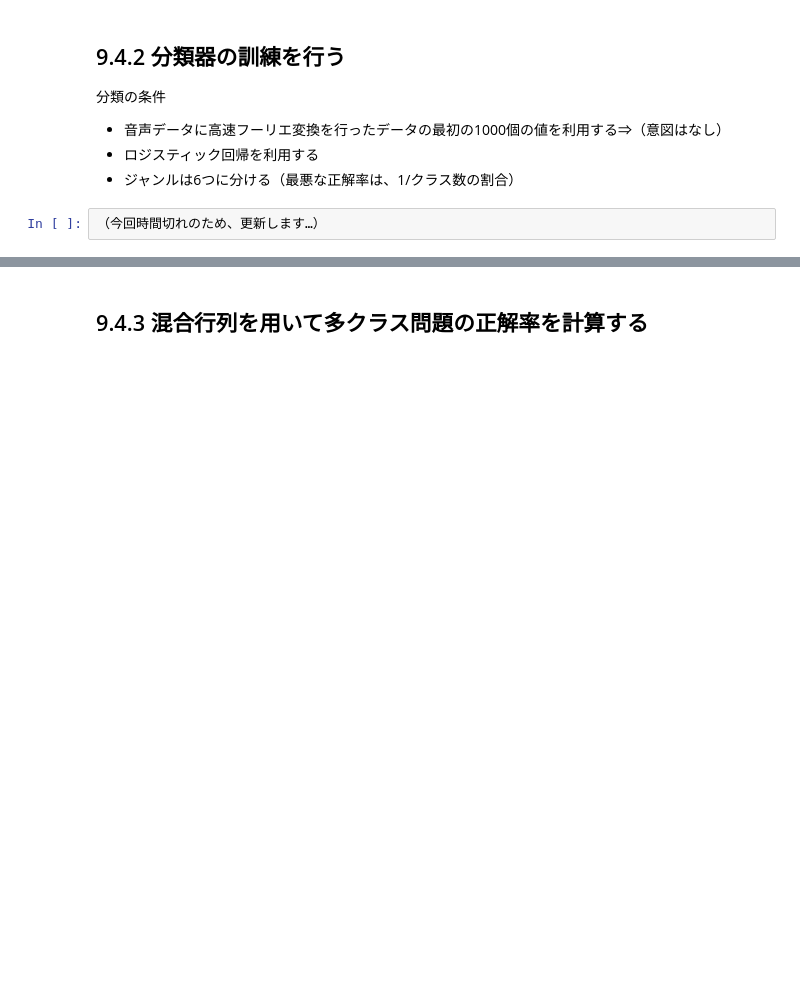
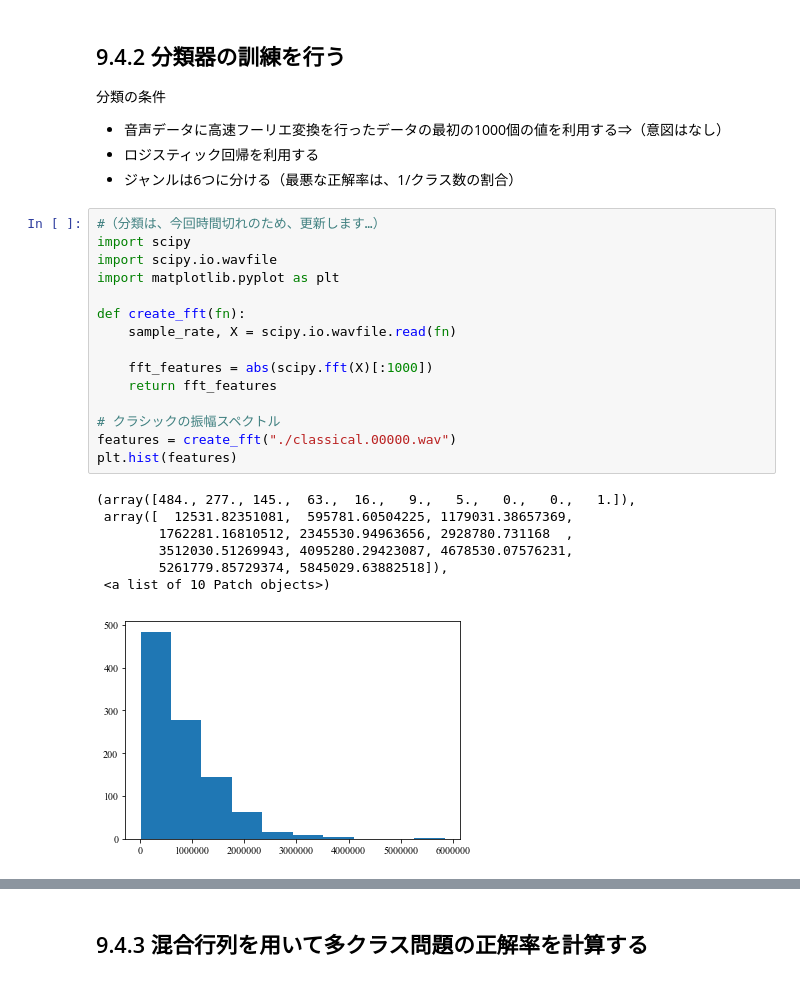
Before and after one commit to dandan611/BuildingMachineLearningSystemsWithPython, a Jupyter notebook: chapter_9/chapter_9.ipynb, the cells around one changed output, grey strips where cells are left out. Drawn from its saved outputs; the diff is of its cells as text; blank space fills up the shorter version.

```diff
--- a/chapter_9/chapter_9.ipynb
+++ b/chapter_9/chapter_9.ipynb
@@ -117,5 +117,26 @@ plt.show()
 * 音声データに高速フーリエ変換を行ったデータの最初の1000個の値を利用する⇒（意図はなし）
 * ロジスティック回帰を利用する
 * ジャンルは6つに分ける（最悪な正解率は、1/クラス数の割合）
-# %%
-（今回時間切れのため、更新します…）
+# %%
+#（分類は、今回時間切れのため、更新します…）
+import scipy
+import scipy.io.wavfile
+import matplotlib.pyplot as plt
+
+def create_fft(fn):
+    sample_rate, X = scipy.io.wavfile.read(fn)
+
+    fft_features = abs(scipy.fft(X)[:1000])
+    return fft_features
+
+# クラシックの振幅スペクトル
+features = create_fft("./classical.00000.wav")
+plt.hist(features)
+# %% [output]
+(array([484., 277., 145.,  63.,  16.,   9.,   5.,   0.,   0.,   1.]),
+ array([  12531.82351081,  595781.60504225, 1179031.38657369,
+        1762281.16810512, 2345530.94963656, 2928780.731168  ,
+        3512030.51269943, 4095280.29423087, 4678530.07576231,
+        5261779.85729374, 5845029.63882518]),
+ <a list of 10 Patch objects>)
+[figure, added]
```
Also changed, not shown: parts of 1 cell of this notebook, 1 other file.
